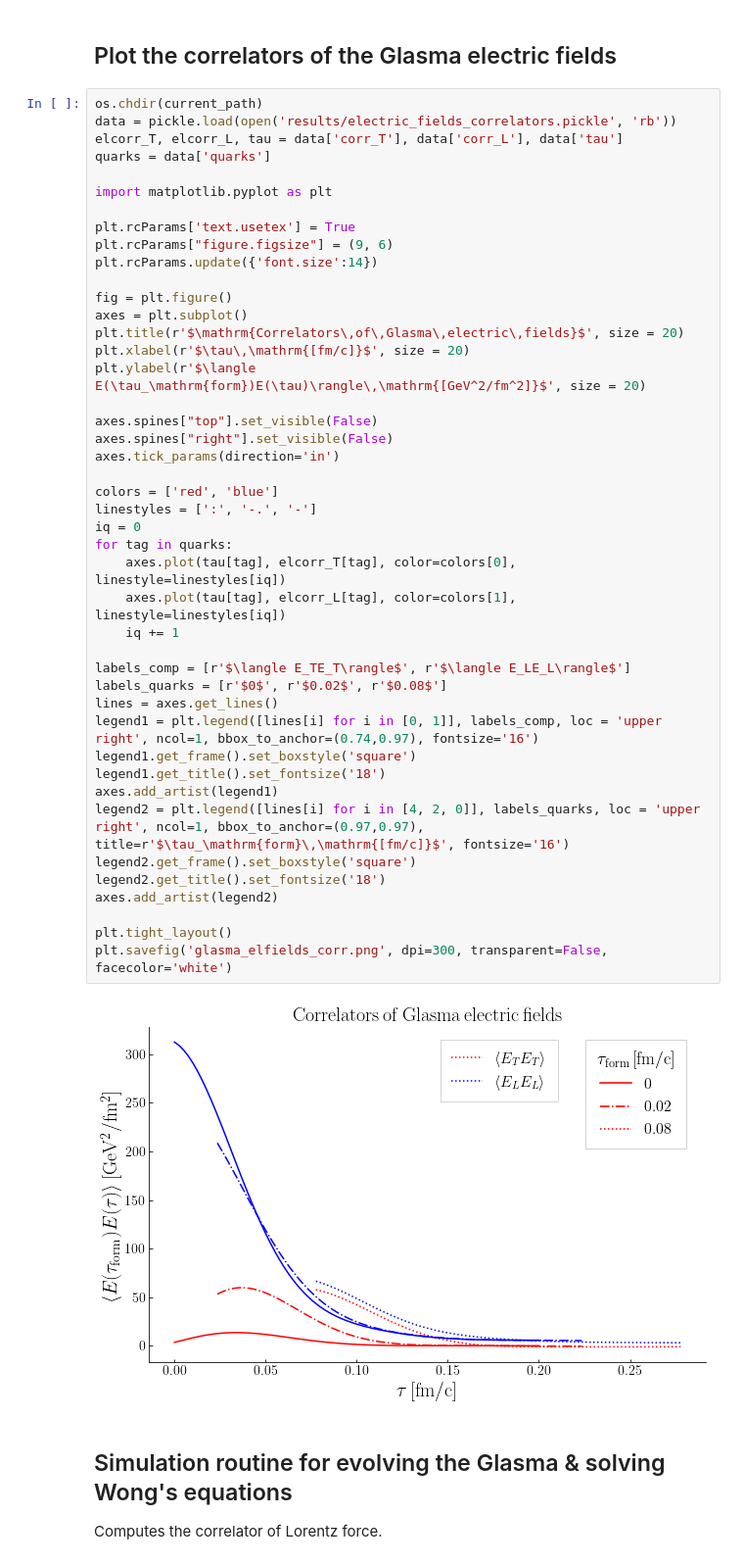
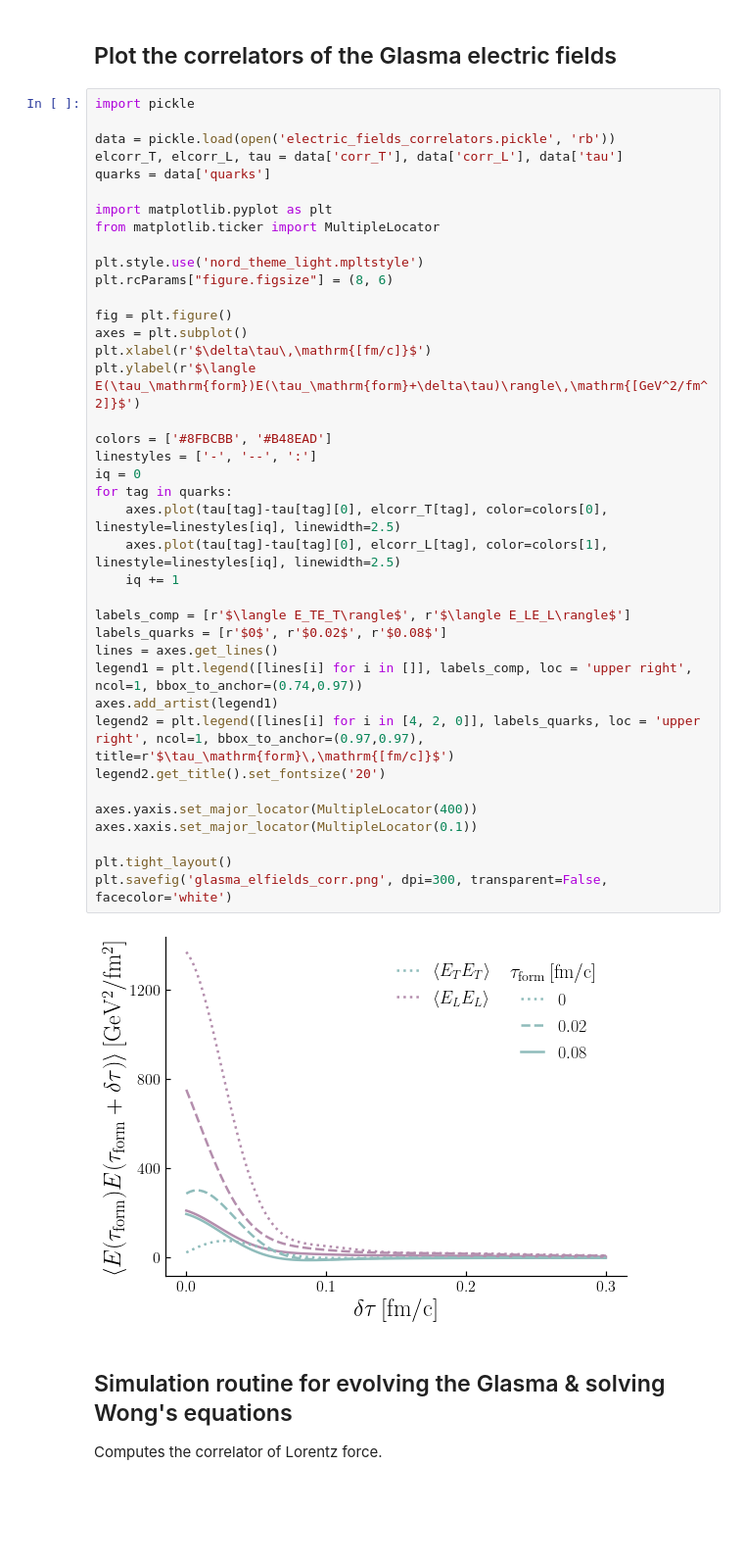
Before and after one commit to avramescudana/curraun, a Jupyter notebook: notebooks/Correlators of color Lorentz force along the trajectory of heavy quarks.ipynb, the cells around one changed output. Shown at 98% size. Drawn from its saved outputs; the diff is of its cells as text; blank space fills up the shorter version.

```diff
--- a/notebooks/Correlators of color Lorentz force along the trajectory of heavy quarks.ipynb
+++ b/notebooks/Correlators of color Lorentz force along the trajectory of heavy quarks.ipynb
@@ -204,51 +202,46 @@ Massive quark
 # %% [markdown]
 ## Plot the correlators of the Glasma electric fields
 # %%
-os.chdir(current_path)
-data = pickle.load(open('results/electric_fields_correlators.pickle', 'rb'))
+import pickle
+
+data = pickle.load(open('electric_fields_correlators.pickle', 'rb'))
 elcorr_T, elcorr_L, tau = data['corr_T'], data['corr_L'], data['tau']
 quarks = data['quarks']
 
 import matplotlib.pyplot as plt
+from matplotlib.ticker import MultipleLocator
 
-plt.rcParams['text.usetex'] = True
-plt.rcParams["figure.figsize"] = (9, 6)
-plt.rcParams.update({'font.size':14})
+plt.style.use('nord_theme_light.mpltstyle')
+plt.rcParams["figure.figsize"] = (8, 6)
 
 fig = plt.figure()
 axes = plt.subplot()
-plt.title(r'$\mathrm{Correlators\,of\,Glasma\,electric\,fields}$', size = 20)
-plt.xlabel(r'$\tau\,\mathrm{[fm/c]}$', size = 20)
-plt.ylabel(r'$\langle E(\tau_\mathrm{form})E(\tau)\rangle\,\mathrm{[GeV^2/fm^2]}$', size = 20)
+plt.xlabel(r'$\delta\tau\,\mathrm{[fm/c]}$')
+plt.ylabel(r'$\langle E(\tau_\mathrm{form})E(\tau_\mathrm{form}+\delta\tau)\rangle\,\mathrm{[GeV^2/fm^2]}$')
 
-axes.spines["top"].set_visible(False)
-axes.spines["right"].set_visible(False)
-axes.tick_params(direction='in')
-
-colors = ['red', 'blue']
-linestyles = [':', '-.', '-']
+colors = ['#8FBCBB', '#B48EAD']
+linestyles = ['-', '--', ':']
 iq = 0
 for tag in quarks:
-    axes.plot(tau[tag], elcorr_T[tag], color=colors[0], linestyle=linestyles[iq])
-    axes.plot(tau[tag], elcorr_L[tag], color=colors[1], linestyle=linestyles[iq])
+    axes.plot(tau[tag]-tau[tag][0], elcorr_T[tag], color=colors[0], linestyle=linestyles[iq], linewidth=2.5)
+    axes.plot(tau[tag]-tau[tag][0], elcorr_L[tag], color=colors[1], linestyle=linestyles[iq], linewidth=2.5)
     iq += 1
 
 labels_comp = [r'$\langle E_TE_T\rangle$', r'$\langle E_LE_L\rangle$']
 labels_quarks = [r'$0$', r'$0.02$', r'$0.08$']
 lines = axes.get_lines()
-legend1 = plt.legend([lines[i] for i in [0, 1]], labels_comp, loc = 'upper right', ncol=1, bbox_to_anchor=(0.74,0.97), fontsize='16')
-legend1.get_frame().set_boxstyle('square')
-legend1.get_title().set_fontsize('18')
+legend1 = plt.legend([lines[i] for i in []], labels_comp, loc = 'upper right', ncol=1, bbox_to_anchor=(0.74,0.97))
 axes.add_artist(legend1)
-legend2 = plt.legend([lines[i] for i in [4, 2, 0]], labels_quarks, loc = 'upper right', ncol=1, bbox_to_anchor=(0.97,0.97), title=r'$\tau_\mathrm{form}\,\mathrm{[fm/c]}$', fontsize='16')
-legend2.get_frame().set_boxstyle('square')
-legend2.get_title().set_fontsize('18')
-axes.add_artist(legend2)
+legend2 = plt.legend([lines[i] for i in [4, 2, 0]], labels_quarks, loc = 'upper right', ncol=1, bbox_to_anchor=(0.97,0.97), title=r'$\tau_\mathrm{form}\,\mathrm{[fm/c]}$')
+legend2.get_title().set_fontsize('20')
+
+axes.yaxis.set_major_locator(MultipleLocator(400))
+axes.xaxis.set_major_locator(MultipleLocator(0.1))
 
 plt.tight_layout()
 plt.savefig('glasma_elfields_corr.png', dpi=300, transparent=False, facecolor='white')
 # %% [output]
-[figure, old version]
+[figure, new version]
 # %% [markdown]
 ## Simulation routine for evolving the Glasma & solving Wong's equations
 Computes the correlator of Lorentz force.
```
Also changed, not shown: parts of 7 cells of this notebook, 10 other files.
